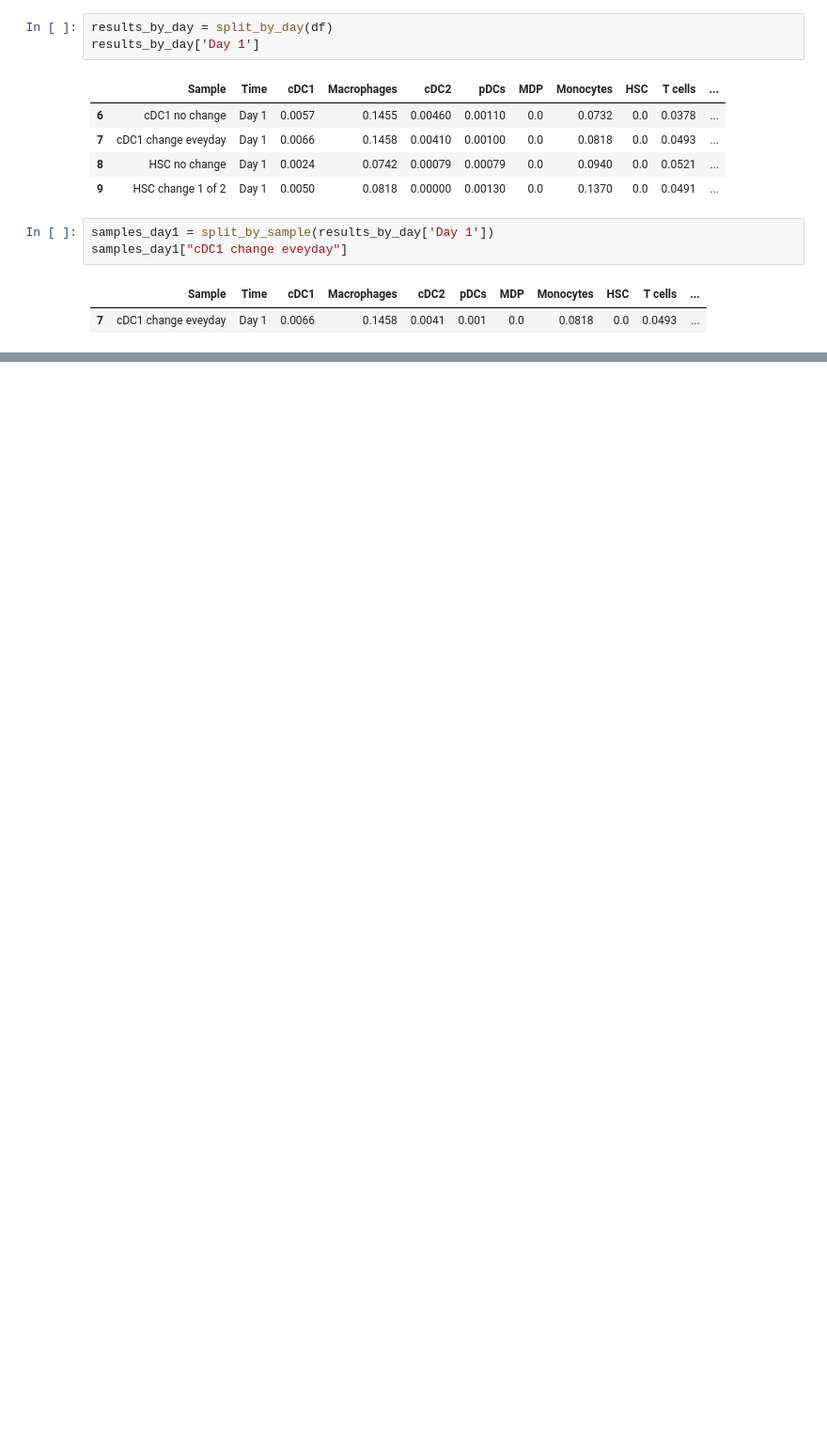
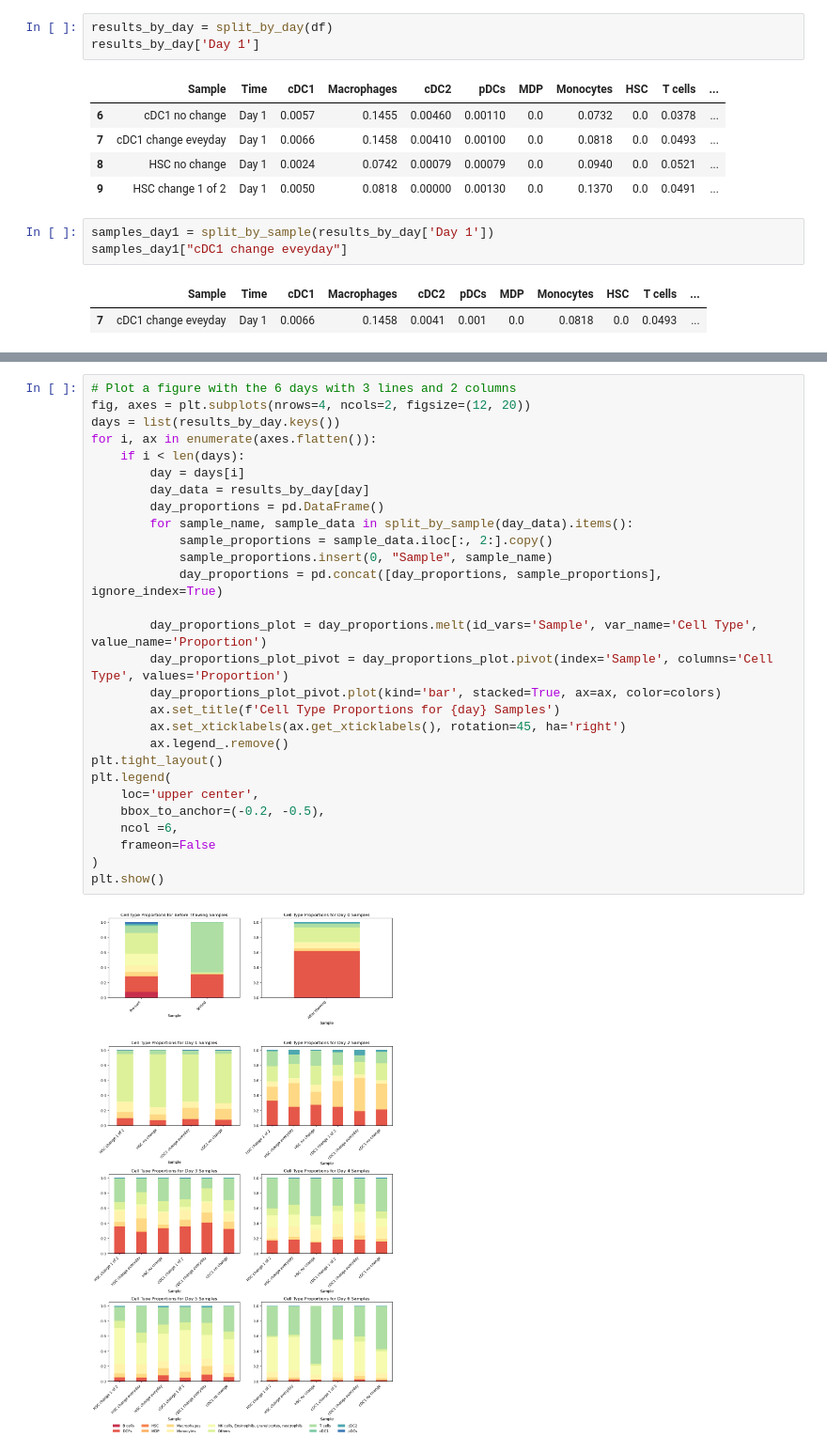
Before and after one commit to AlexiaGiroud/ThawingDCPs, a Jupyter notebook: graphs.ipynb, the cells around one changed output, grey strips where cells are left out. Shown: that part at 94% size. Cells and saved outputs as stored; diff of their text form; blank space fills up the shorter version.

```diff
--- a/graphs.ipynb
+++ b/graphs.ipynb
@@ -91,0 +122,30 @@ plt.show()
+# %%
+# Plot a figure with the 6 days with 3 lines and 2 columns
+fig, axes = plt.subplots(nrows=4, ncols=2, figsize=(12, 20))
+days = list(results_by_day.keys())
+for i, ax in enumerate(axes.flatten()):
+    if i < len(days):
+        day = days[i]
+        day_data = results_by_day[day]
+        day_proportions = pd.DataFrame()
+        for sample_name, sample_data in split_by_sample(day_data).items():
+            sample_proportions = sample_data.iloc[:, 2:].copy()
+            sample_proportions.insert(0, "Sample", sample_name)
+            day_proportions = pd.concat([day_proportions, sample_proportions], ignore_index=True)
+
+        day_proportions_plot = day_proportions.melt(id_vars='Sample', var_name='Cell Type', value_name='Proportion')
+        day_proportions_plot_pivot = day_proportions_plot.pivot(index='Sample', columns='Cell Type', values='Proportion')
+        day_proportions_plot_pivot.plot(kind='bar', stacked=True, ax=ax, color=colors)
+        ax.set_title(f'Cell Type Proportions for {day} Samples')
+        ax.set_xticklabels(ax.get_xticklabels(), rotation=45, ha='right')
+        ax.legend_.remove()
+plt.tight_layout()
+plt.legend(
+    loc='upper center',
+    bbox_to_anchor=(-0.2, -0.5),
+    ncol =6,
+    frameon=False
+)
+plt.show()
+# %% [output]
+[figure, added]
```
Also changed, not shown: parts of 3 cells of this notebook, 1 other file.
